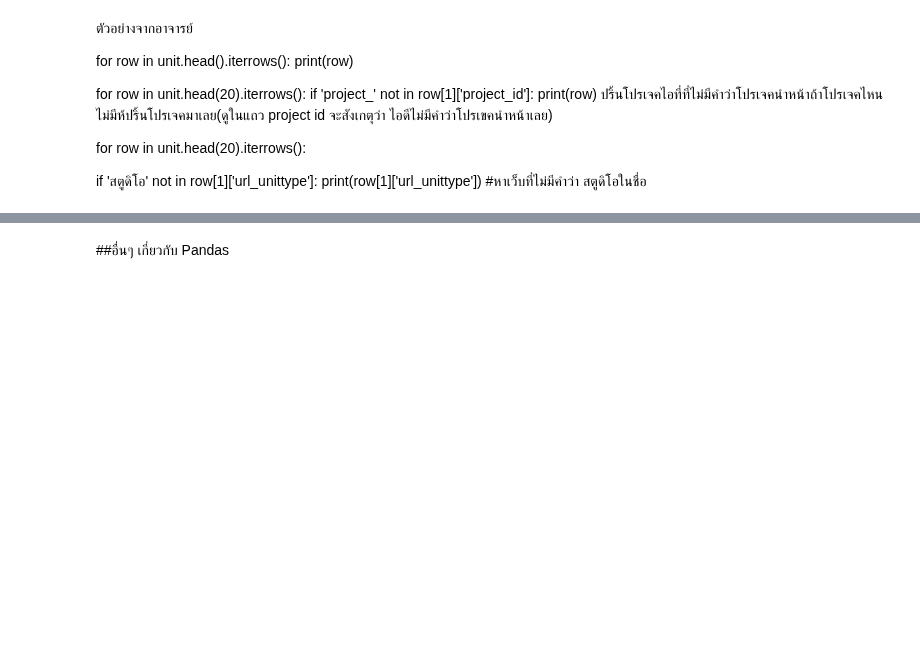
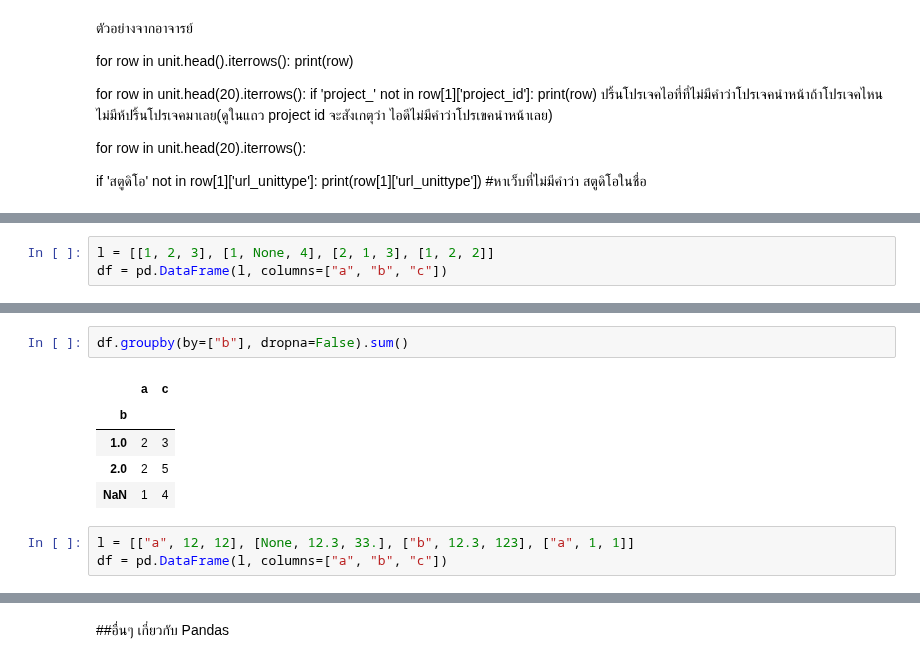
Before and after one commit to sucheerarighthere/BasicProg_DataViz65, a Jupyter notebook: midterm_cheat_sheet.ipynb, the cells around one changed output, grey strips where cells are left out. Saved outputs shown, nothing was run; the diff lists cells and outputs as text; blank space fills up the shorter version.

```diff
--- a/midterm_cheat_sheet.ipynb
+++ b/midterm_cheat_sheet.ipynb
@@ -1182,0 +1336,3 @@ for row in unit.head(20).iterrows():
+# %%
+l = [[1, 2, 3], [1, None, 4], [2, 1, 3], [1, 2, 2]]
+df = pd.DataFrame(l, columns=["a", "b", "c"])
@@ -1182,0 +1346,11 @@ for row in unit.head(20).iterrows():
+# %%
+df.groupby(by=["b"], dropna=False).sum()
+# %% [output]
+|  | a | c |
+| b |  |  |
+| 1.0 | 2 | 3 |
+| 2.0 | 2 | 5 |
+| NaN | 1 | 4 |
+# %%
+l = [["a", 12, 12], [None, 12.3, 33.], ["b", 12.3, 123], ["a", 1, 1]]
+df = pd.DataFrame(l, columns=["a", "b", "c"])
```
Also changed, not shown: parts of 33 cells of this notebook.
